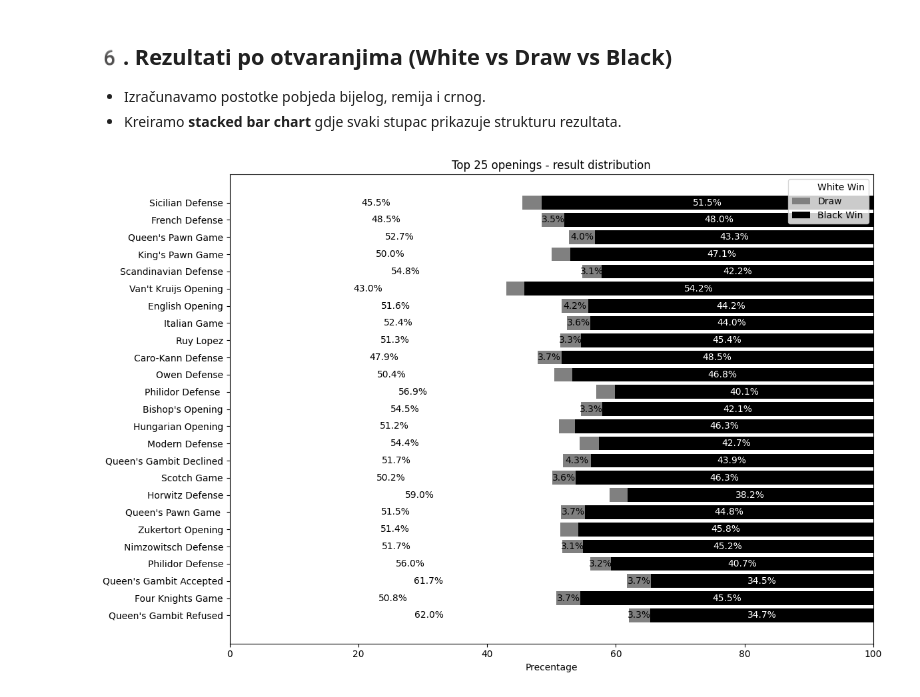
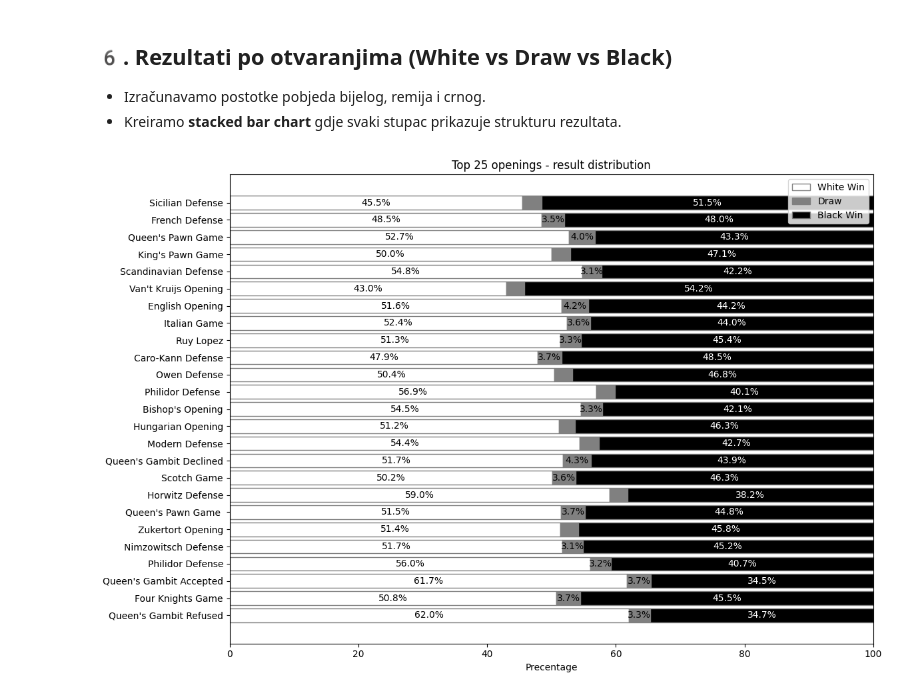
Before and after one commit to IvanDundovic/chess-opening-recommender, a Jupyter notebook: notebooks/data_exploration.ipynb, the cells around one changed output. Drawn from its saved outputs; the diff is of its cells as text; code cells hidden in the pictures.

```diff
--- a/notebooks/data_exploration.ipynb
+++ b/notebooks/data_exploration.ipynb
@@ -140,23 +140,23 @@ plt.show()
 # %%
 white_pct = [x[1]["WhiteWin"] / x[1]["count"] * 100 for x in top25.items()]
 black_pct = [x[1]["BlackWin"] / x[1]["count"] * 100 for x in top25.items()]
 draw_pct = [(x[1]["count"] - x[1]["WhiteWin"] - x[1]["BlackWin"]) / x[1]["count"] * 100 for x in top25.items()]
 plt.figure(figsize=(12, 8))
-plt.barh(labels, white_pct, color="White", label="White Win")
-plt.barh(labels, draw_pct, left=white_pct, color ="Gray", label="Draw")
+plt.barh(labels, white_pct, color="White", edgecolor="Gray", label="White Win")
+plt.barh(labels, draw_pct, left=white_pct, color ="Gray",edgecolor="Gray", label="Draw")
 left = [w + d for w,d in zip(white_pct, draw_pct)]
-plt.barh(labels, black_pct, left=left, color="Black", label="Black Win")
+plt.barh(labels, black_pct, left=left, color="Black",edgecolor="Gray", label="Black Win")
 for i, (w, d, b) in enumerate(zip(white_pct, draw_pct, black_pct)):
     plt.text(w / 2, i, f"{w:.1f}%", va="center", ha="center", color="black")
     if d > 3:
         plt.text(w + d / 2, i, f"{d:.1f}%", va="center", ha="center", color="black")
     plt.text(w + d + b / 2, i, f"{b:.1f}%", va="center", ha="center", color="white")
 plt.gca().invert_yaxis()
 plt.xlabel("Precentage")
 plt.title("Top 25 openings - result distribution")
 plt.xlim(0, 100)
 plt.legend()
 plt.tight_layout()
 plt.show()
 # %% [output]
-[figure, old version]
+[figure, new version]
```
Also changed, not shown: 4 other files.
